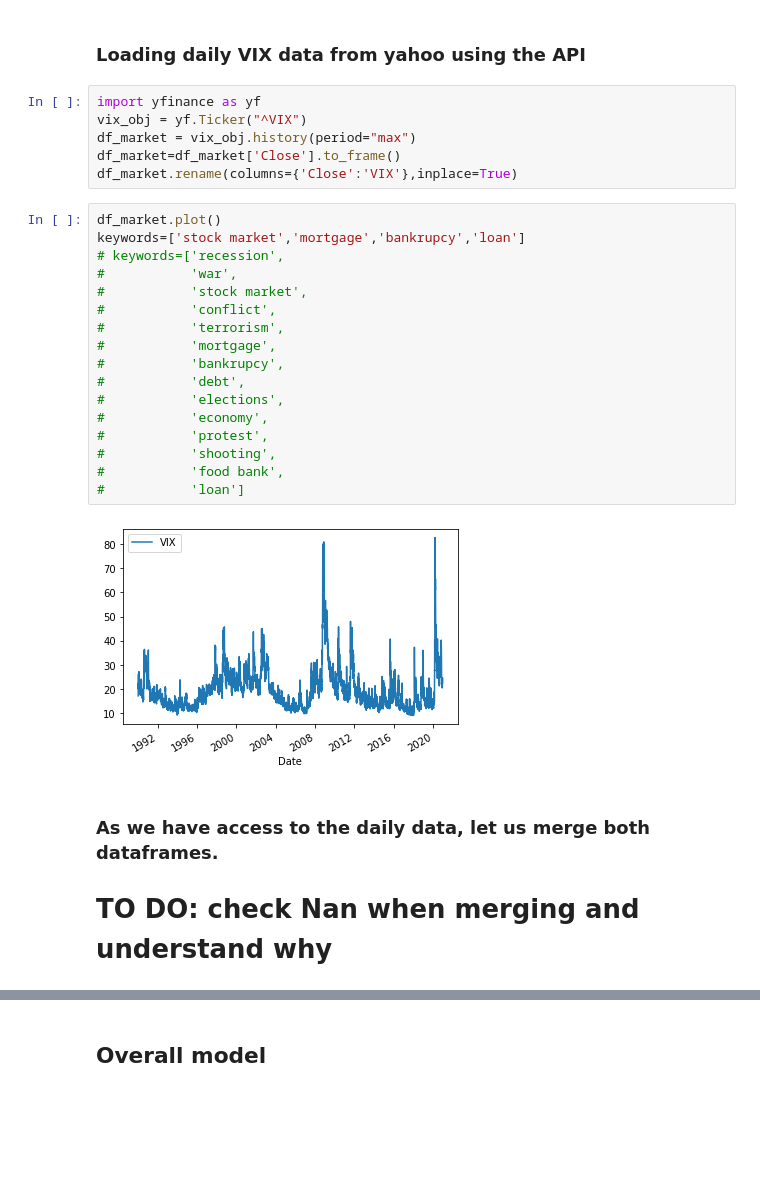
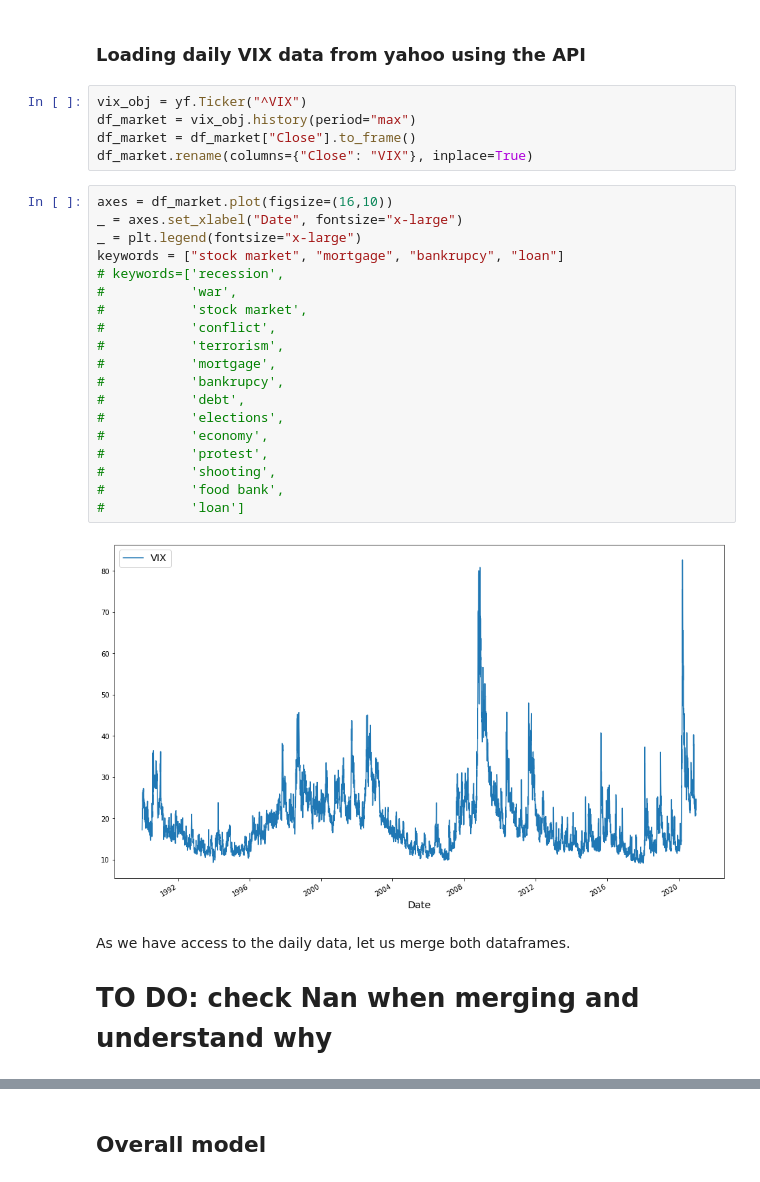
Before and after one commit to epfl-ada/ada-2020-project-milestone-p3-p3_tak, a Jupyter notebook: VIX.ipynb, the cells around one changed output, grey strips where cells are left out. Saved outputs shown, nothing was run; the diff lists cells and outputs as text; blank space fills up the shorter version.

```diff
--- a/VIX.ipynb
+++ b/VIX.ipynb
@@ -65,32 +82,33 @@ df_merged.plot()
 # %% [markdown]
 ### Loading daily VIX data from yahoo using the API
 # %%
-import yfinance as yf
 vix_obj = yf.Ticker("^VIX")
 df_market = vix_obj.history(period="max")
-df_market=df_market['Close'].to_frame()
-df_market.rename(columns={'Close':'VIX'},inplace=True)
+df_market = df_market["Close"].to_frame()
+df_market.rename(columns={"Close": "VIX"}, inplace=True)
 # %%
-df_market.plot()
-keywords=['stock market','mortgage','bankrupcy','loan']
+axes = df_market.plot(figsize=(16,10))
+_ = axes.set_xlabel("Date", fontsize="x-large")
+_ = plt.legend(fontsize="x-large")
+keywords = ["stock market", "mortgage", "bankrupcy", "loan"]
 # keywords=['recession',
 #           'war',
 #           'stock market',
 #           'conflict',
 #           'terrorism',
 #           'mortgage',
 #           'bankrupcy',
 #           'debt',
 #           'elections',
 #           'economy',
 #           'protest',
 #           'shooting',
 #           'food bank',
 #           'loan']
 # %% [output]
-[figure, old version]
+[figure, new version]
 # %% [markdown]
-### As we have access to the daily data, let us merge both dataframes.
+As we have access to the daily data, let us merge both dataframes.
 # TO DO: check Nan when merging and understand why
 # %%
 # df_vix['VIX_stat']=np.log(df_vix['VIX'])-np.log(df_vix['VIX'].shift(1))
```
Also changed, not shown: parts of 46 cells of this notebook.
